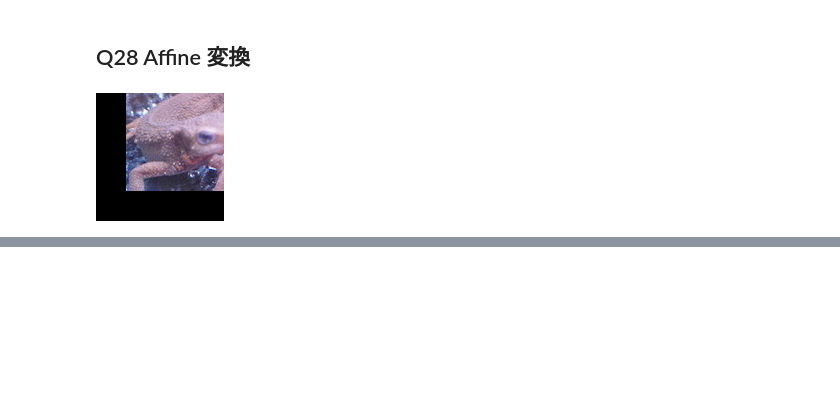
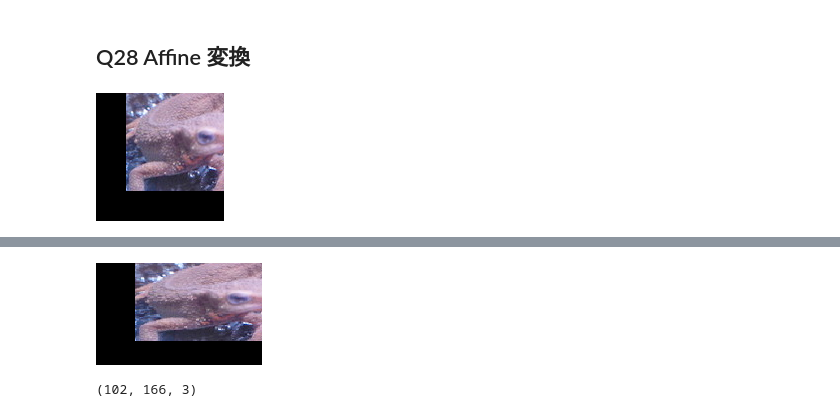
Before and after one commit to whatalnk/Gasyori100knock, a Jupyter notebook: notebooks/Question_21_30.ipynb, the cells around one changed output, grey strips where cells are left out. Drawn from its saved outputs; the diff is of its cells as text; code cells hidden in the pictures; blank space fills up the shorter version.

```diff
--- a/notebooks/Question_21_30.ipynb
+++ b/notebooks/Question_21_30.ipynb
@@ -376,0 +418,8 @@ cv2_imshow(out)
+# %%
+out = affine_t_s(img)
+
+cv2_imshow(out)
+out.shape
+# %% [output]
+[figure, added]
+(102, 166, 3)
```
Also changed, not shown: parts of 2 cells of this notebook.
